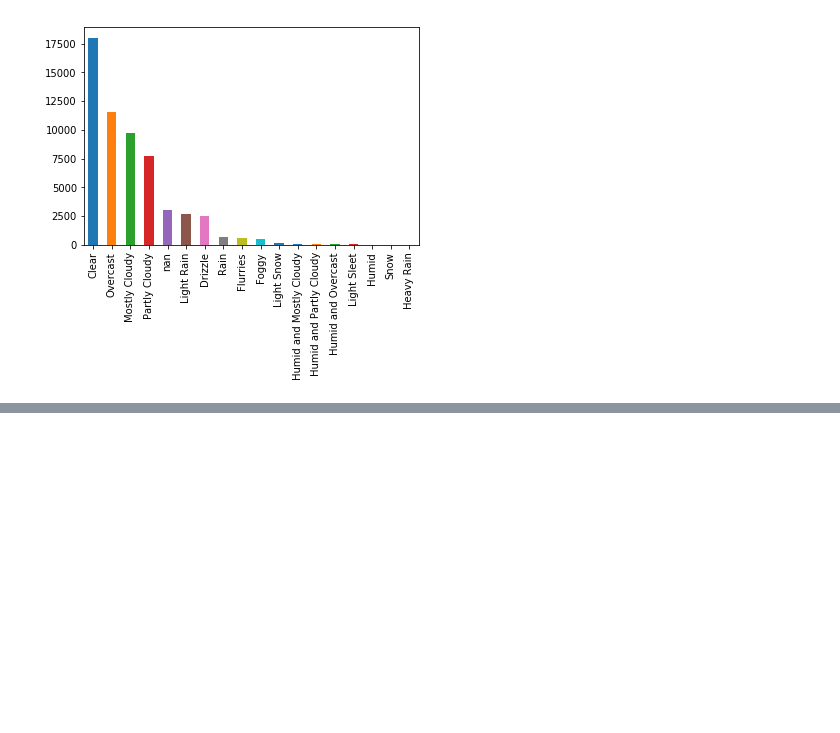
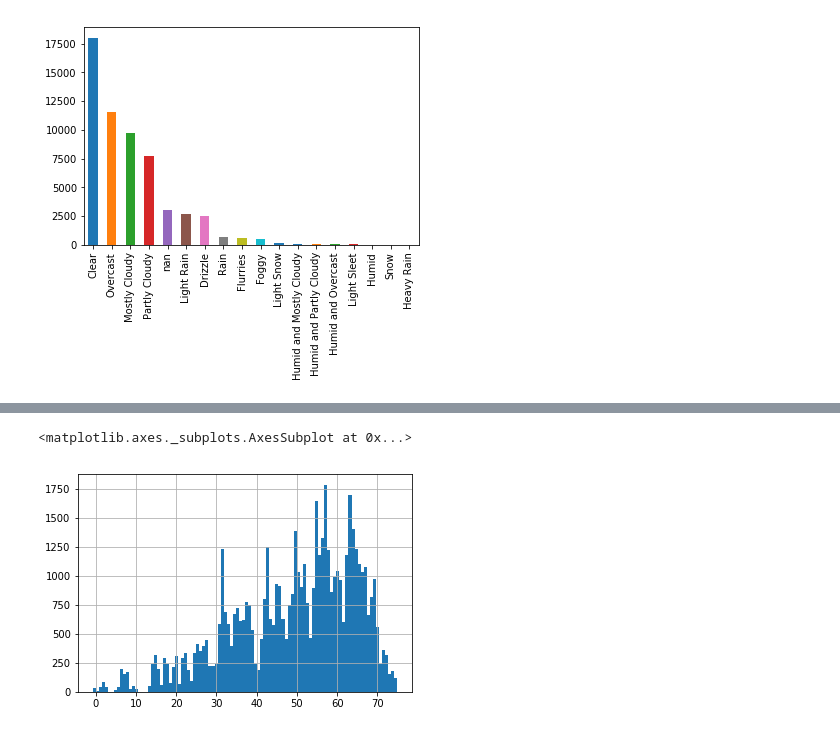
Before and after one commit to erl67/Pittsburgh-311-Weather-Analysis, a Jupyter notebook: 311_CombinedMaster.ipynb, the cells around one changed output, grey strips where cells are left out. Drawn from its saved outputs; the diff is of its cells as text; code cells hidden in the pictures; blank space fills up the shorter version.

```diff
--- a/311_CombinedMaster.ipynb
+++ b/311_CombinedMaster.ipynb
@@ -208,0 +241,5 @@ for index, row in df.iterrows():
+# %%
+df['daily.temperatureLow'].hist(bins=100)
+# %% [output]
+<matplotlib.axes._subplots.AxesSubplot at 0x...>
+[figure, added]
```
Also changed, not shown: parts of 17 cells of this notebook, 4 other files.
